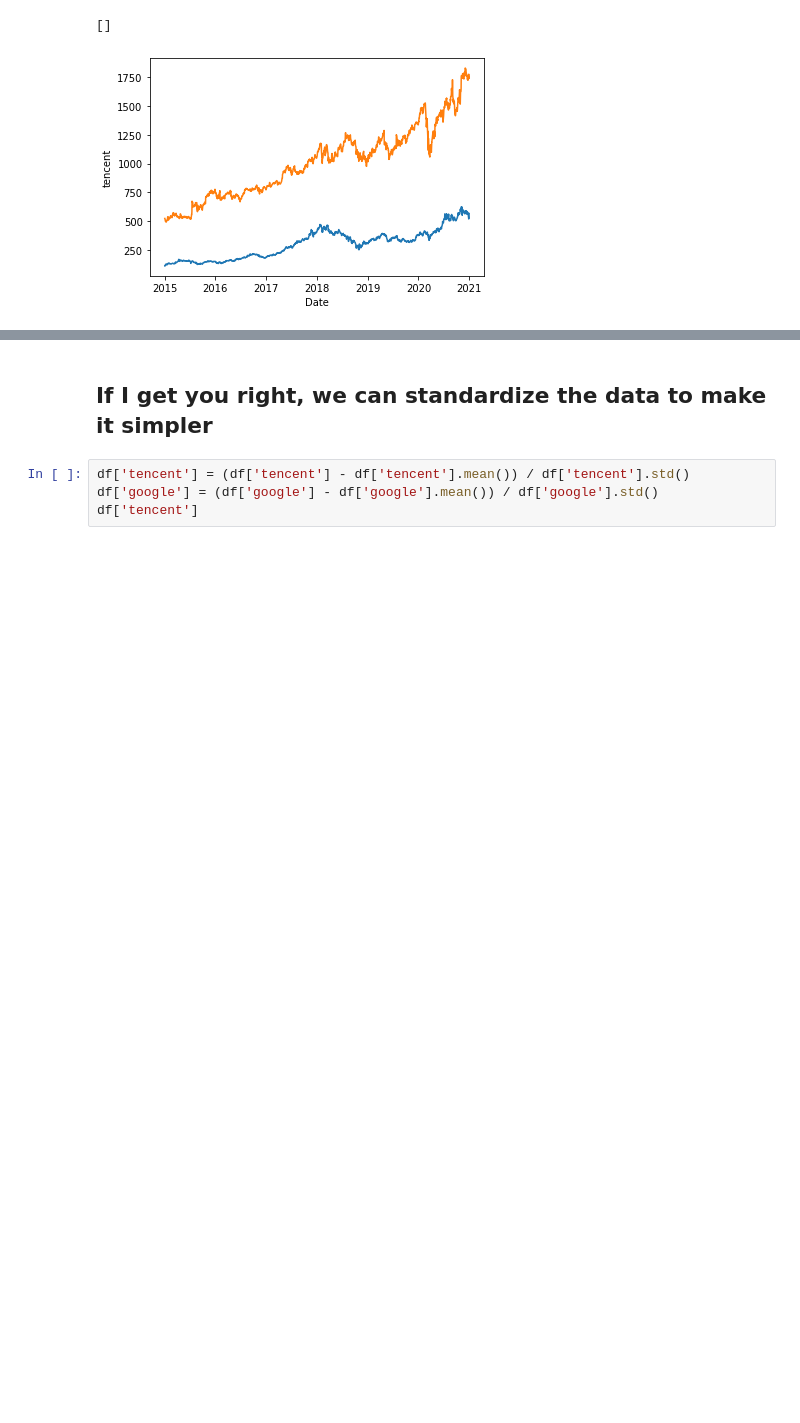
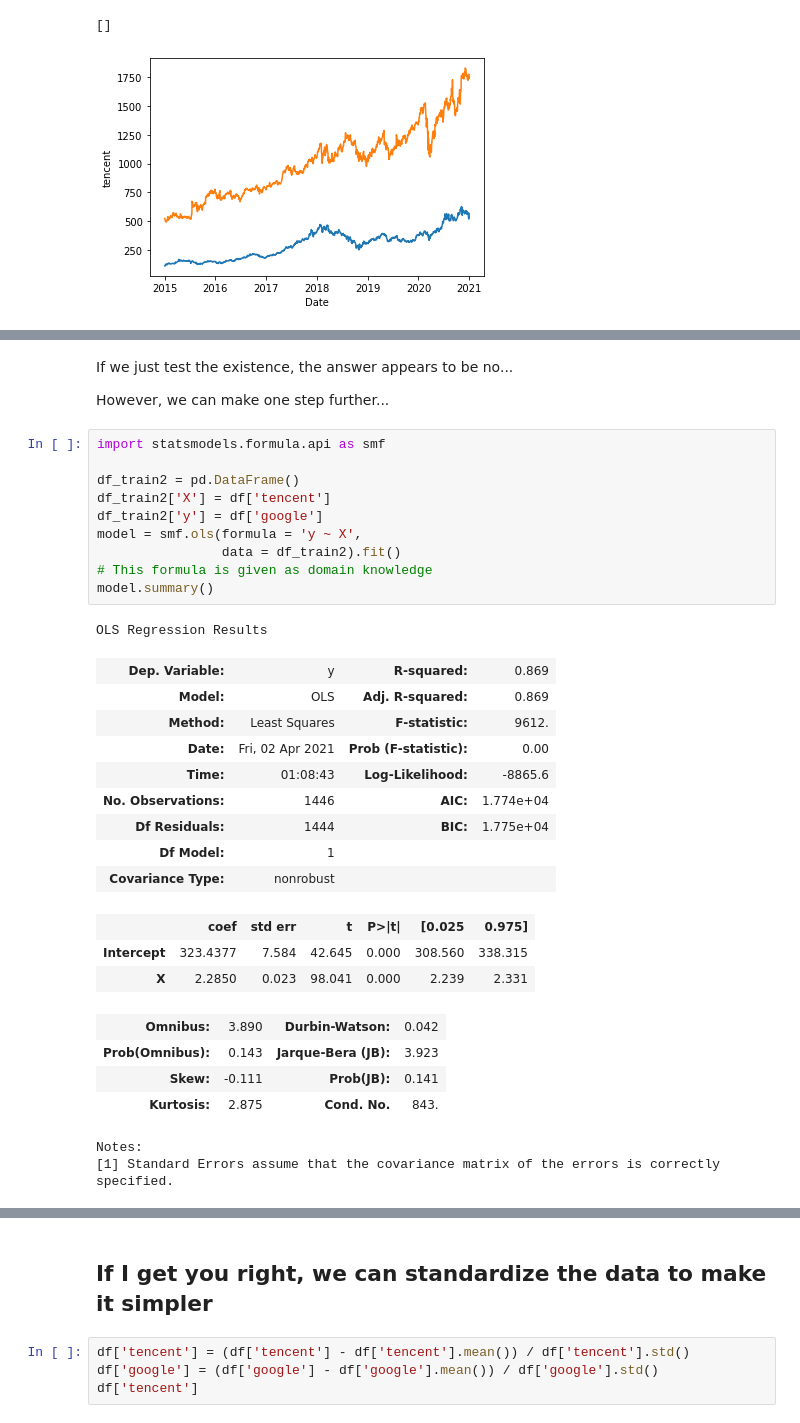
Before and after one commit to alex-lt-kong/data-science, a Jupyter notebook: linear-regression-assumptions/time-series-correlation.ipynb, the cells around one changed output, grey strips where cells are left out. Cells and saved outputs as stored; diff of their text form; blank space fills up the shorter version.

```diff
--- a/linear-regression-assumptions/time-series-correlation.ipynb
+++ b/linear-regression-assumptions/time-series-correlation.ipynb
@@ -80,0 +91,34 @@ plt.plot()
+# %% [markdown]
+If we just test the existence, the answer appears to be no...
+
+However, we can make one step further...
+# %%
+import statsmodels.formula.api as smf
+
+df_train2 = pd.DataFrame()
+df_train2['X'] = df['tencent']
+df_train2['y'] = df['google']
+model = smf.ols(formula = 'y ~ X',
+                data = df_train2).fit()
+# This formula is given as domain knowledge
+model.summary()
+# %% [output]
+OLS Regression Results
+| Dep. Variable: | y | R-squared: | 0.869 |
+| Model: | OLS | Adj. R-squared: | 0.869 |
+| Method: | Least Squares | F-statistic: | 9612. |
+| Date: | Fri, 02 Apr 2021 | Prob (F-statistic): | 0.00 |
+| Time: | 01:08:43 | Log-Likelihood: | -8865.6 |
+| No. Observations: | 1446 | AIC: | 1.774e+04 |
+| Df Residuals: | 1444 | BIC: | 1.775e+04 |
+| Df Model: | 1 |  |  |
+| Covariance Type: | nonrobust |  |  |
+|  | coef | std err | t | P>|t| | [0.025 | 0.975] |
+| Intercept | 323.4377 | 7.584 | 42.645 | 0.000 | 308.560 | 338.315 |
+| X | 2.2850 | 0.023 | 98.041 | 0.000 | 2.239 | 2.331 |
+| Omnibus: | 3.890 | Durbin-Watson: | 0.042 |
+| Prob(Omnibus): | 0.143 | Jarque-Bera (JB): | 3.923 |
+| Skew: | -0.111 | Prob(JB): | 0.141 |
+| Kurtosis: | 2.875 | Cond. No. | 843. |
+Notes:
+[1] Standard Errors assume that the covariance matrix of the errors is correctly specified.
```
Also changed, not shown: parts of 5 cells of this notebook.
